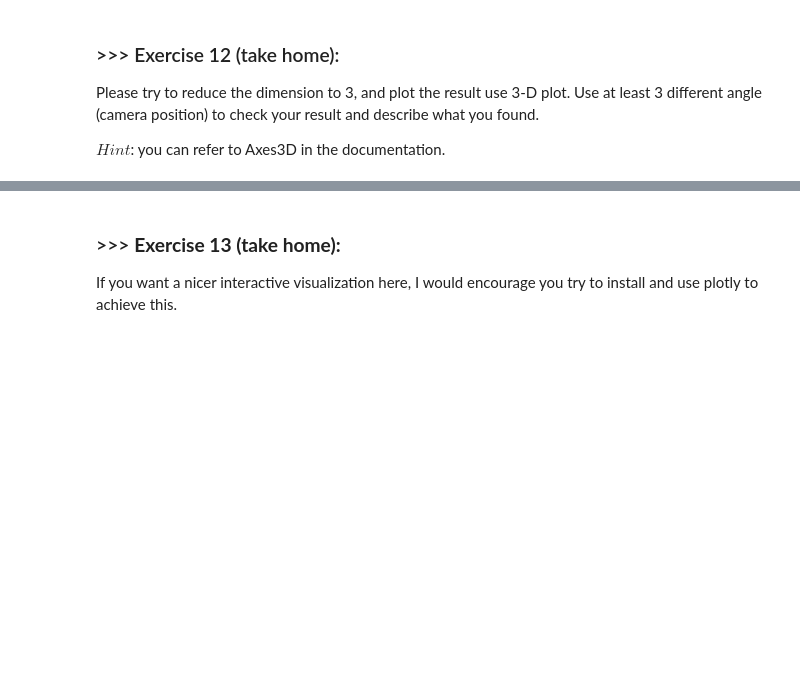
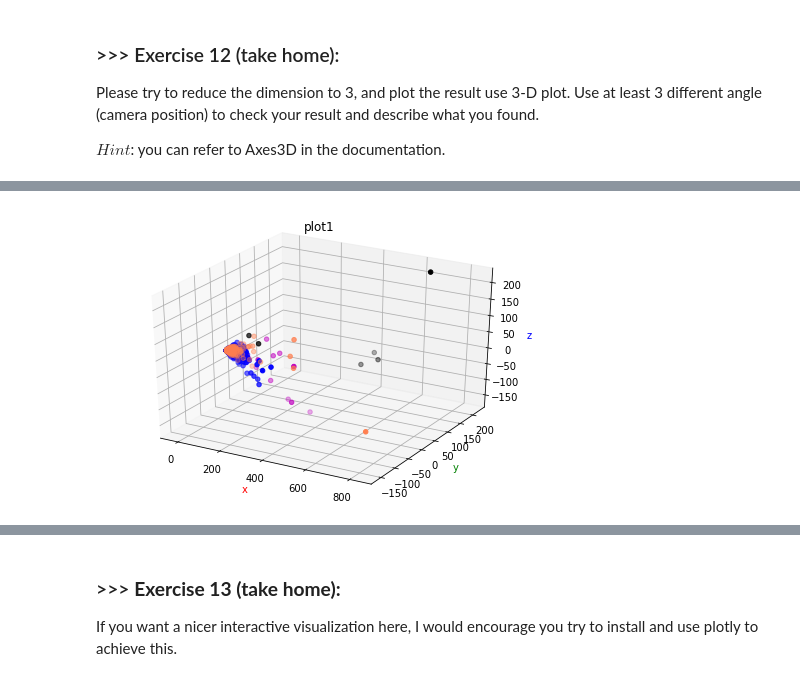
Before and after one commit to duncan1315/datamining, a Jupyter notebook: DM2020-Lab1-Homework1/DM2020-Lab1-Homework.ipynb, the cells around one changed output, grey strips where cells are left out. Saved outputs shown, nothing was run; the diff lists cells and outputs as text; code cells hidden in the pictures; blank space fills up the shorter version.

```diff
--- a/DM2020-Lab1-Homework1/DM2020-Lab1-Homework.ipynb
+++ b/DM2020-Lab1-Homework1/DM2020-Lab1-Homework.ipynb
@@ -264,3 +278,7 @@ TypeError: 'int' object is not iterable
 Please try to reduce the dimension to 3, and plot the result use 3-D plot. Use at least 3 different angle (camera position) to check your result and describe what you found.
 
 $Hint$: you can refer to Axes3D in the documentation.
+# %%
+from sklearn.decomposition import PCA
+X_reduced3 = PCA(n_components = 3).fit_transform(X_counts.toarray())
+X_reduced3
@@ -266,0 +293,21 @@ $Hint$: you can refer to Axes3D in the documentation.
+# %%
+from mpl_toolkits.mplot3d import Axes3D
+col = ['coral', 'blue', 'black', 'm']
+
+fig1=plt.figure()
+ax=Axes3D(fig1)
+
+for c, category in zip(col, categories):
+    xs = X_reduced3[X['category_name'] == category].T[0]
+    ys = X_reduced3[X['category_name'] == category].T[1]
+    zs = X_reduced3[X['category_name'] == category].T[2]
+    bar3d = ax.scatter(xs, ys, zs, color=c)
+
+plt.title("plot1")
+ax.set_xlabel('x ', color='r')
+ax.set_ylabel('y ', color='g')
+ax.set_zlabel('z ', color='b')
+
+plt.show()
+# %% [output]
+[figure, added]
```
Also changed, not shown: parts of 13 cells of this notebook.
